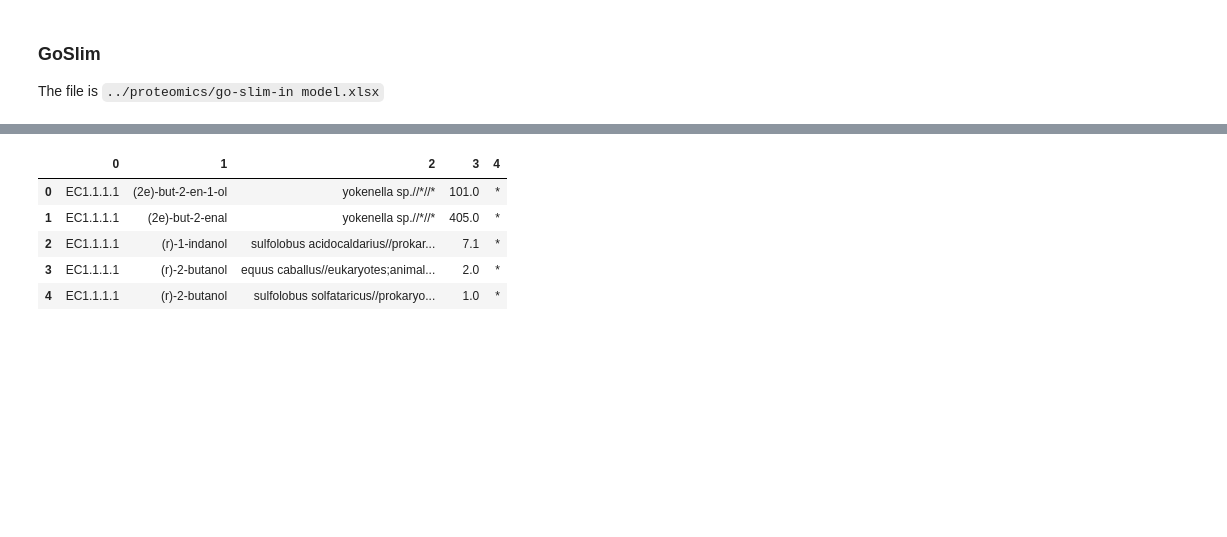
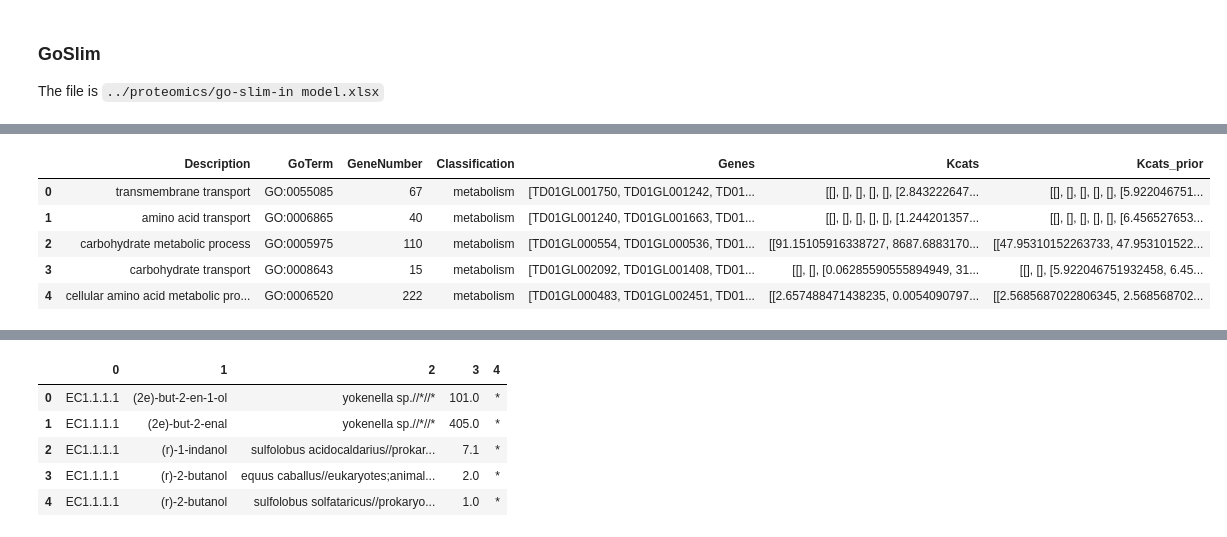
Before and after one commit to SysBioChalmers/Halo-GEM, a Jupyter notebook: ComplementaryScripts/EnzymeConstrainedModelRecon/Scripts/enzyme_distributions.ipynb, the cells around one changed output, grey strips where cells are left out. Cells and saved outputs as stored; diff of their text form; code cells hidden in the pictures; blank space fills up the shorter version.

```diff
--- a/ComplementaryScripts/EnzymeConstrainedModelRecon/Scripts/enzyme_distributions.ipynb
+++ b/ComplementaryScripts/EnzymeConstrainedModelRecon/Scripts/enzyme_distributions.ipynb
@@ -70,0 +90,29 @@ kcat_model
+# %%
+# get 'Kcats' column for 'Genes' column
+Gens_id_list = np.array([re.sub('(prot_)|(_(c|p|e))','',key[1]) for key in results02.posterior.keys()])
+kcat_model = np.array(kcat_model)
+kcat_model_prior = np.array(kcat_model_prior)
+
+kcats_column = []
+kcats_prior_column = []
+for index in go_slim_db.index:
+    genes_row = go_slim_db.iloc[index]['Genes']
+    kcats_row = []
+    kcats_prior_row = []
+    for gene_i in genes_row:
+        kcats_i = kcat_model[Gens_id_list == gene_i ]
+        kcats_row.append(list(kcats_i))
+        kcats_prior_i = kcat_model_prior[Gens_id_list == gene_i ]
+        kcats_prior_row.append(list(kcats_prior_i))
+    kcats_column.append(kcats_row)
+    kcats_prior_column.append(kcats_prior_row)
+go_slim_db['Kcats'] = kcats_column
+go_slim_db['Kcats_prior'] = kcats_prior_column
+go_slim_db.head()
+# %% [output]
+|  | Description | GoTerm | GeneNumber | Classification | Genes | Kcats | Kcats_prior |
+| 0 | transmembrane transport | GO:0055085 | 67 | metabolism | [TD01GL001750, TD01GL001242, TD01... | [[], [], [], [], [], [2.843222647... | [[], [], [], [], [], [5.922046751... |
+| 1 | amino acid transport | GO:0006865 | 40 | metabolism | [TD01GL001240, TD01GL001663, TD01... | [[], [], [], [], [], [1.244201357... | [[], [], [], [], [], [6.456527653... |
+| 2 | carbohydrate metabolic process | GO:0005975 | 110 | metabolism | [TD01GL000554, TD01GL000536, TD01... | [[91.15105916338727, 8687.6883170... | [[47.95310152263733, 47.953101522... |
+| 3 | carbohydrate transport | GO:0008643 | 15 | metabolism | [TD01GL002092, TD01GL001408, TD01... | [[], [], [0.06285590555894949, 31... | [[], [], [5.922046751932458, 6.45... |
+| 4 | cellular amino acid metabolic pro... | GO:0006520 | 222 | metabolism | [TD01GL000483, TD01GL002451, TD01... | [[2.657488471438235, 0.0054090797... | [[2.5685687022806345, 2.568568702... |
```
Also changed, not shown: parts of 8 cells of this notebook.
